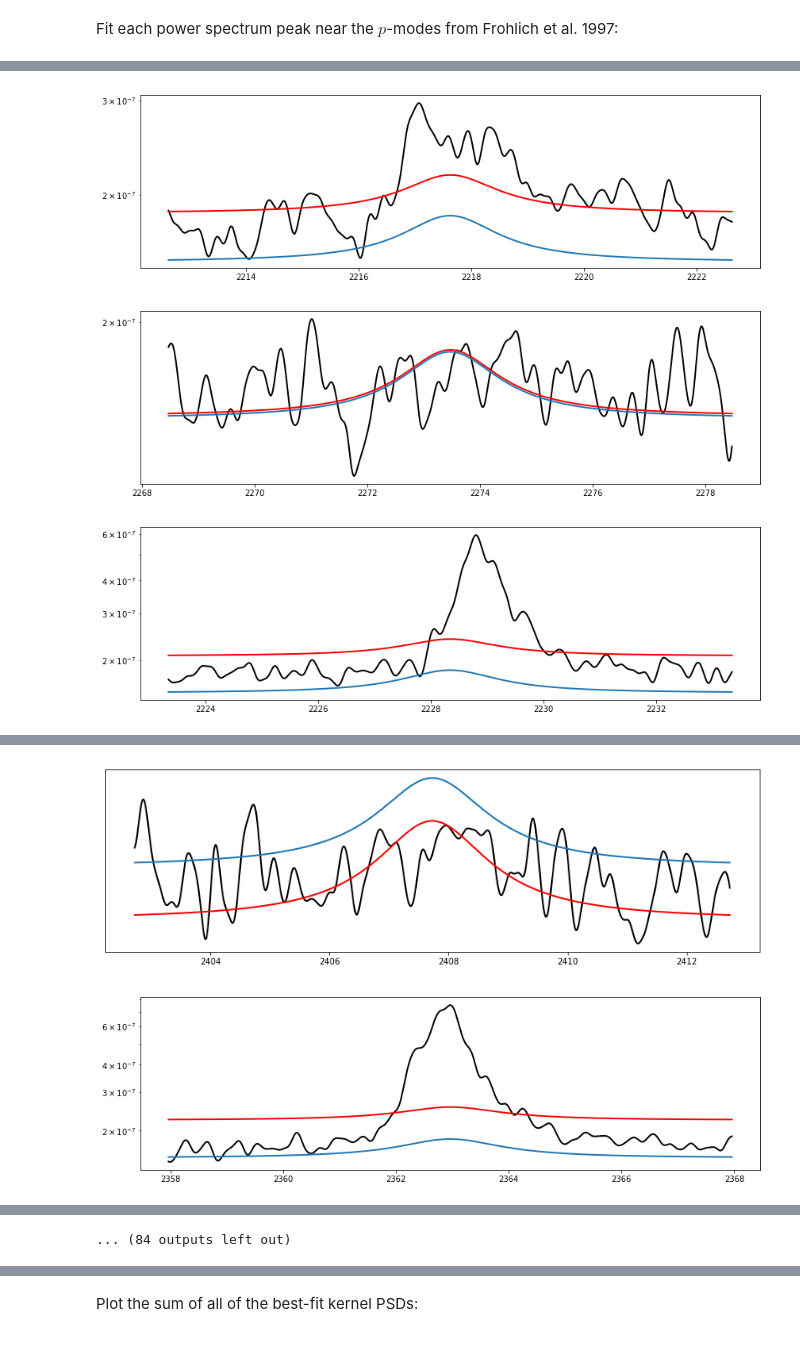
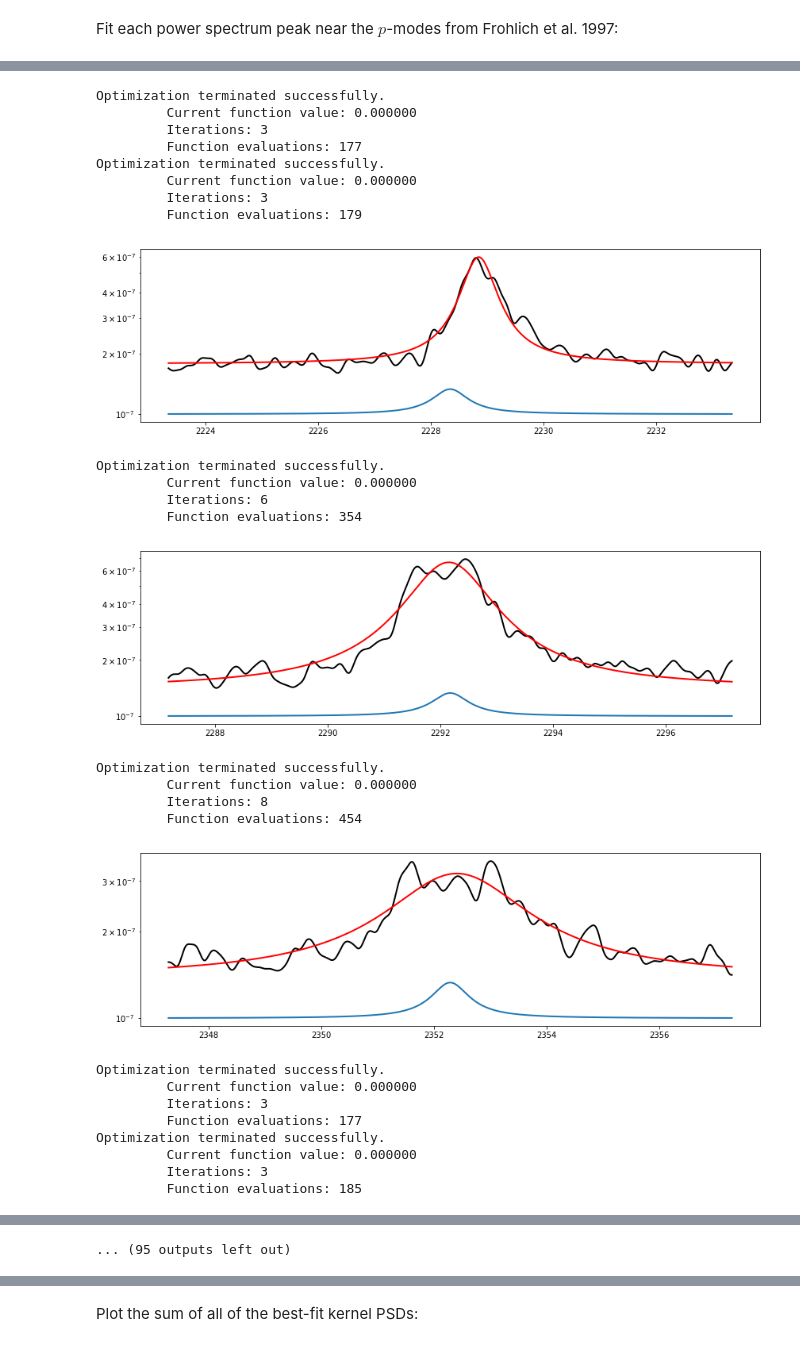
Before and after one commit to bmorris3/virgopsd, a Jupyter notebook: virgo_lc.ipynb, the cells around one changed output, grey strips where cells are left out. Drawn from its saved outputs; the diff is of its cells as text; code cells hidden in the pictures.

Commit message:
Better fitting with Powell's method for the normalized PSD

```diff
--- a/virgo_lc.ipynb
+++ b/virgo_lc.ipynb
@@ -204,15 +204,16 @@ for i, peak in enumerate(table2):
         #return np.nansum((np.log(model(p)) - np.log(Pxx_den[fit_bounds]))**2)
 
     omega_bounds = np.log([2*np.pi*f[fit_bounds].min(), 2*np.pi*f[fit_bounds].max()])
-    bounds = [[-35, -20], [omega_bounds[0], omega_bounds[1]], [0, 15], [-1, 1]]
+    bounds = [[-40, -20], [omega_bounds[0], omega_bounds[1]], [0, 15], [-1, 1]]
     #bestp = fmin_l_bfgs_b(minimize, [-13, log_omegas[i], 7, 1e-6], bounds=bounds, approx_grad=True)[0]
-    initp = [-31, log_omegas[i], 7, 1.5e-7]
-    bestp = fmin_l_bfgs_b(minimize, initp, bounds=bounds, approx_grad=True)[0]
+    initp = [-33, log_omegas[i], 8, 1e-7]
+    #bestp = fmin_l_bfgs_b(minimize, initp, bounds=bounds, approx_grad=True)[0
+    bestp = fmin_powell(minimize, initp)
 
     init_model = model(initp)
     best_model = model(bestp)
 
-    if True: #best_model.ptp() > 0.1:
+    if best_model.ptp() > 5e-8:
         parameters.append(bestp)
 
         fig, ax = plt.subplots(figsize=(14, 4))
@@ -229,3 +238,27 @@ parameters = np.array(parameters)
+Optimization terminated successfully.
+         Current function value: 0.000000
+         Iterations: 3
+         Function evaluations: 177
+Optimization terminated successfully.
+         Current function value: 0.000000
+         Iterations: 3
+         Function evaluations: 179
-[figure, old version]
+[figure, new version]
+Optimization terminated successfully.
+         Current function value: 0.000000
+         Iterations: 6
+         Function evaluations: 354
-[figure, old version]
+[figure, new version]
+Optimization terminated successfully.
+         Current function value: 0.000000
+         Iterations: 8
+         Function evaluations: 454
-[figure, old version]
+[figure, new version]
+Optimization terminated successfully.
+         Current function value: 0.000000
+         Iterations: 3
+         Function evaluations: 177
+Optimization terminated successfully.
+         Current function value: 0.000000
+         Iterations: 3
+         Function evaluations: 185
@@ -234,2 +270,0 @@ parameters = np.array(parameters)
-[figure, removed]
-[figure, removed]
@@ -240 +271 @@ parameters = np.array(parameters)
-... (84 outputs left out)
+... (95 outputs left out)
```
Also changed, not shown: parts of 7 cells of this notebook.
